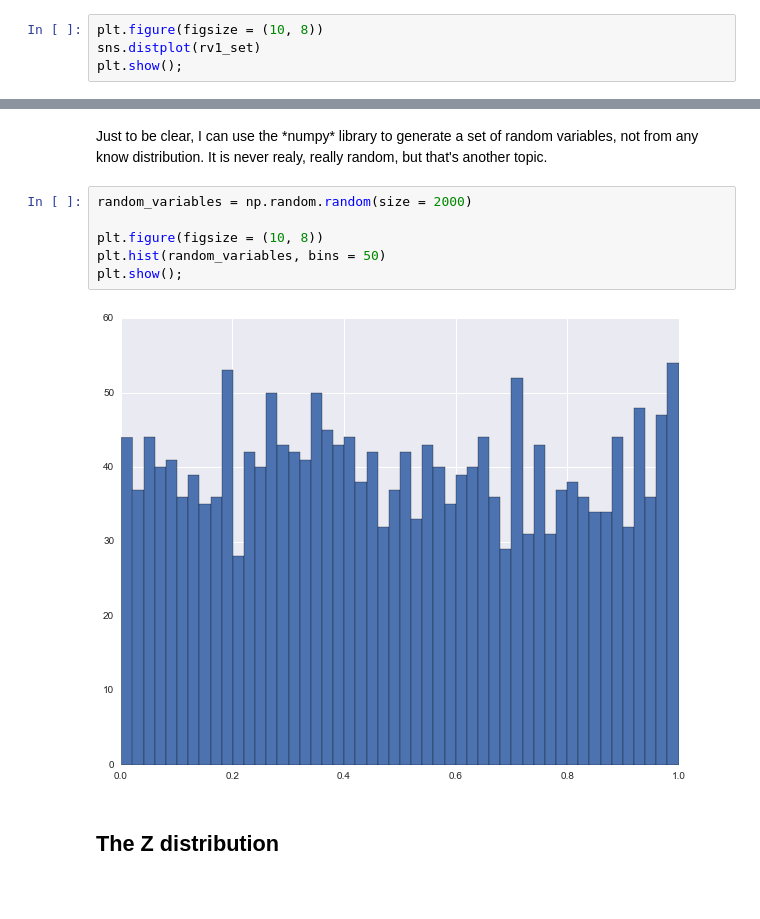
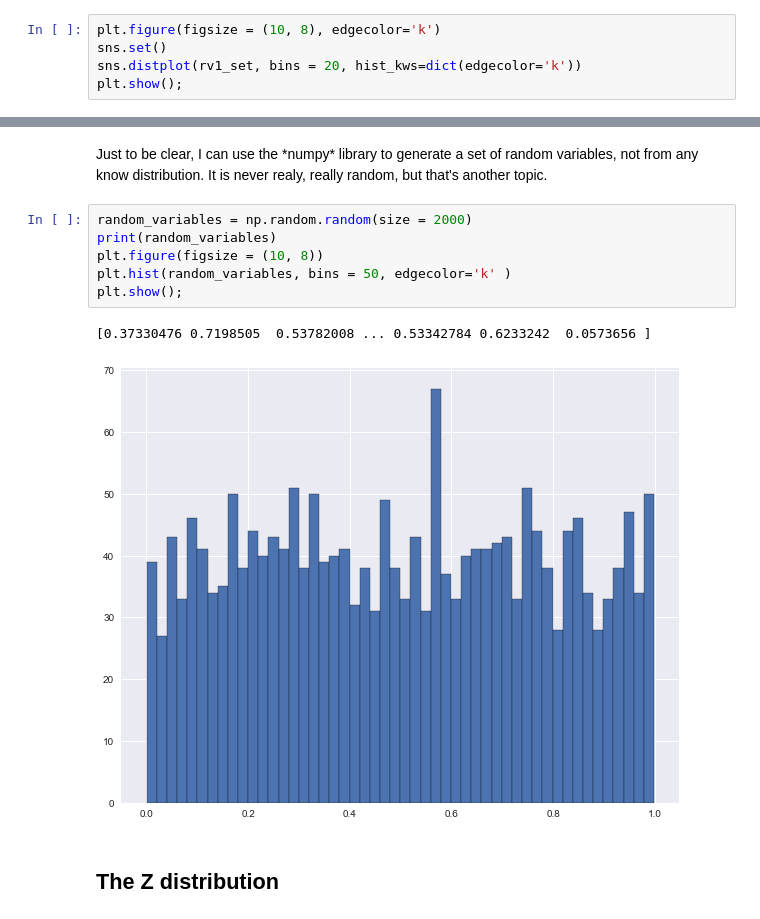
Before and after one commit to falconjs/Archaeopteryx, a Jupyter notebook: Python_for_Medical_Statistics/Chapter14_Z_and_t_distributions.ipynb, the cells around one changed output, grey strips where cells are left out. Saved outputs shown, nothing was run; the diff lists cells and outputs as text; blank space fills up the shorter version.

```diff
--- a/Python_for_Medical_Statistics/Chapter14_Z_and_t_distributions.ipynb
+++ b/Python_for_Medical_Statistics/Chapter14_Z_and_t_distributions.ipynb
@@ -67,7 +74,8 @@ dtype: float64
 <p>Now for the really interesting bit.  Graphing (plotting) the dataset.  I'll use *seaborn*'s *distplot* plot.  It will generate a histogram, which will autogenerate (unless I give it a specific value in the arguments) a bunch of bins (each describes a range of values) and then gives the number of times that a value in my dataset occurs in that range, but expressing it as a probability.  You'll clearly see that we have a bell-shaped curve.</p>
 <p>The *displot* goes further and constructs what is called a kernel denisty estimate.  A mathematical equation is created to derive a smooth curve of the dataset.</p>
 # %%
-plt.figure(figsize = (10, 8))
-sns.distplot(rv1_set)
+plt.figure(figsize = (10, 8), edgecolor='k')
+sns.set()
+sns.distplot(rv1_set, bins = 20, hist_kws=dict(edgecolor='k'))
 plt.show();
 # %% [output]
@@ -117,12 +125,13 @@ plt.show();
 <p>Just to be clear, I can use the *numpy* library to generate a set of random variables, not from any know distribution.  It is never realy, really random, but that's another topic.</p>
 # %%
 random_variables = np.random.random(size = 2000)
-
+print(random_variables)
 plt.figure(figsize = (10, 8))
-plt.hist(random_variables, bins = 50)
+plt.hist(random_variables, bins = 50, edgecolor='k' )
 plt.show();
 # %% [output]
+[0.37330476 0.7198505  0.53782008 ... 0.53342784 0.6233242  0.0573656 ]
-[figure, old version]
+[figure, new version]
 # %% [markdown]
 ## The Z distribution
 # %% [markdown]
```
Also changed, not shown: parts of 7 cells of this notebook, 1 other file.
